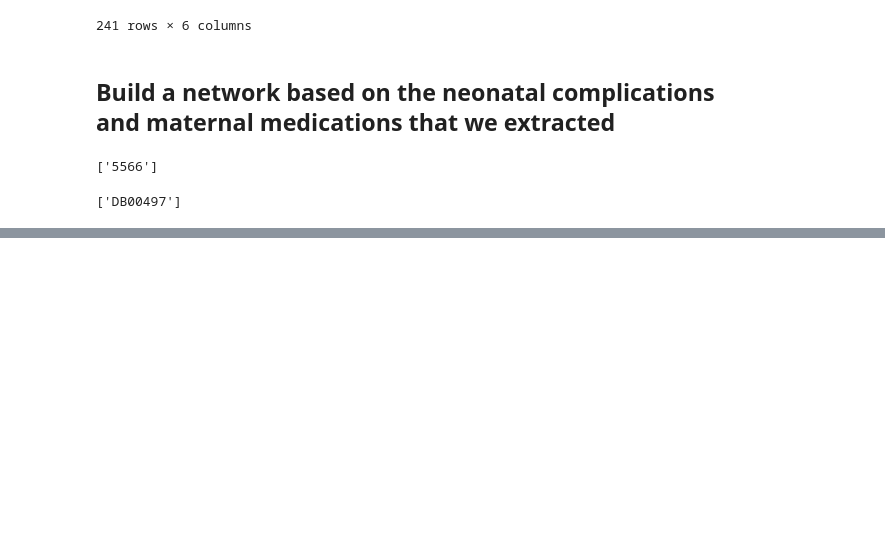
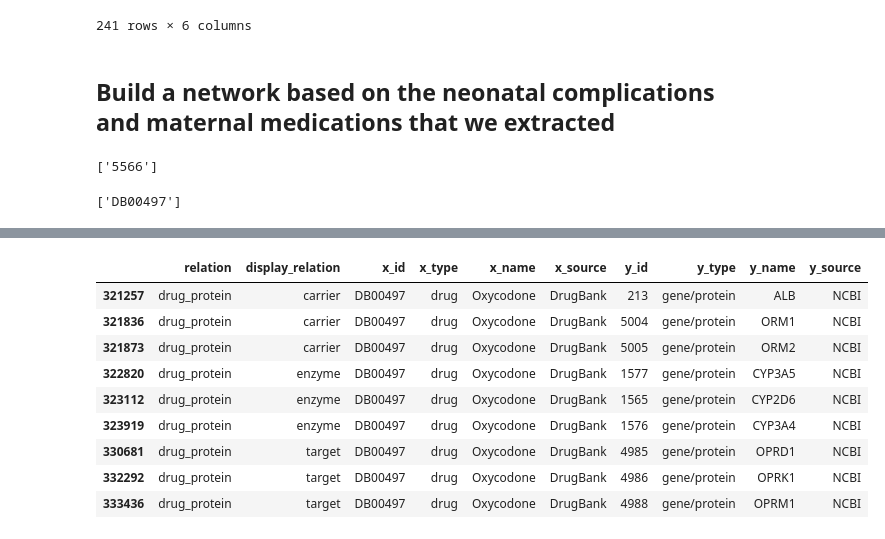
Before and after one commit to yerakim824/PregMedNet, a Jupyter notebook: Interactive_Webapp/Test_Previous_Formulas.ipynb, the cells around one changed output, grey strips where cells are left out. Drawn from its saved outputs; the diff is of its cells as text; code cells hidden in the pictures; blank space fills up the shorter version.

```diff
--- a/Interactive_Webapp/Test_Previous_Formulas.ipynb
+++ b/Interactive_Webapp/Test_Previous_Formulas.ipynb
@@ -922,0 +951,14 @@ sel_med_id_list
+# %%
+sel_kg[sel_kg['x_id'].isin(sel_dz_id_list)] ##'drug_protein'
+sel_kg[sel_kg['x_id'].isin(sel_med_id_list)] ##'disease_protein'
+# %% [output]
+|  | relation | display_relation | x_id | x_type | x_name | x_source | y_id | y_type | y_name | y_source |
+| 321257 | drug_protein | carrier | DB00497 | drug | Oxycodone | DrugBank | 213 | gene/protein | ALB | NCBI |
+| 321836 | drug_protein | carrier | DB00497 | drug | Oxycodone | DrugBank | 5004 | gene/protein | ORM1 | NCBI |
+| 321873 | drug_protein | carrier | DB00497 | drug | Oxycodone | DrugBank | 5005 | gene/protein | ORM2 | NCBI |
+| 322820 | drug_protein | enzyme | DB00497 | drug | Oxycodone | DrugBank | 1577 | gene/protein | CYP3A5 | NCBI |
+| 323112 | drug_protein | enzyme | DB00497 | drug | Oxycodone | DrugBank | 1565 | gene/protein | CYP2D6 | NCBI |
+| 323919 | drug_protein | enzyme | DB00497 | drug | Oxycodone | DrugBank | 1576 | gene/protein | CYP3A4 | NCBI |
+| 330681 | drug_protein | target | DB00497 | drug | Oxycodone | DrugBank | 4985 | gene/protein | OPRD1 | NCBI |
+| 332292 | drug_protein | target | DB00497 | drug | Oxycodone | DrugBank | 4986 | gene/protein | OPRK1 | NCBI |
+| 333436 | drug_protein | target | DB00497 | drug | Oxycodone | DrugBank | 4988 | gene/protein | OPRM1 | NCBI |
```
Also changed, not shown: parts of 12 cells of this notebook, 2 other files.
